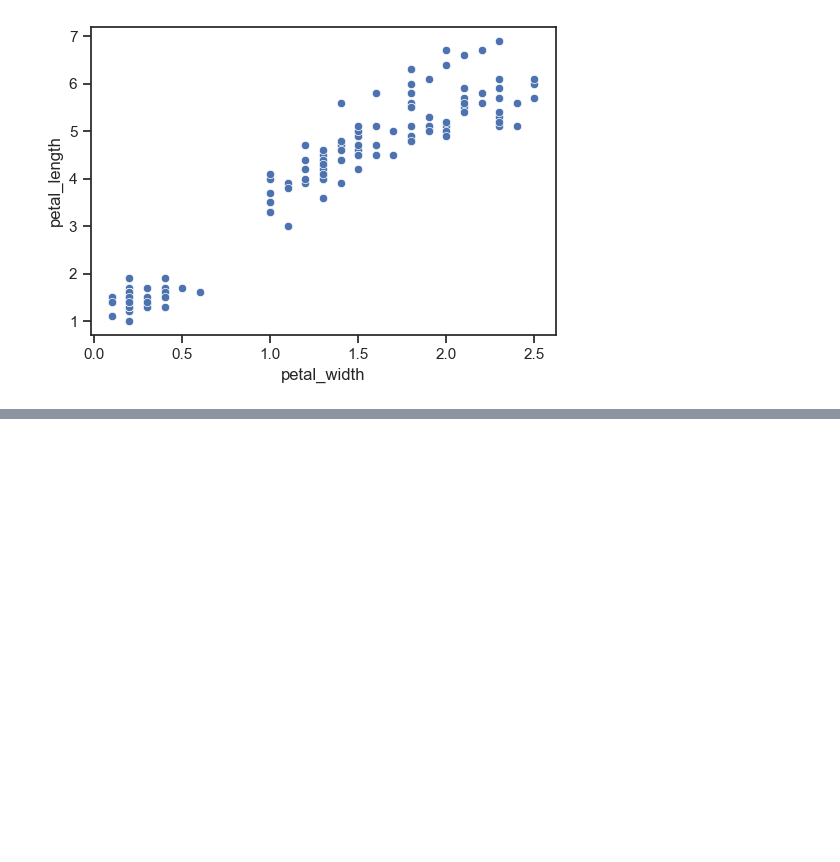
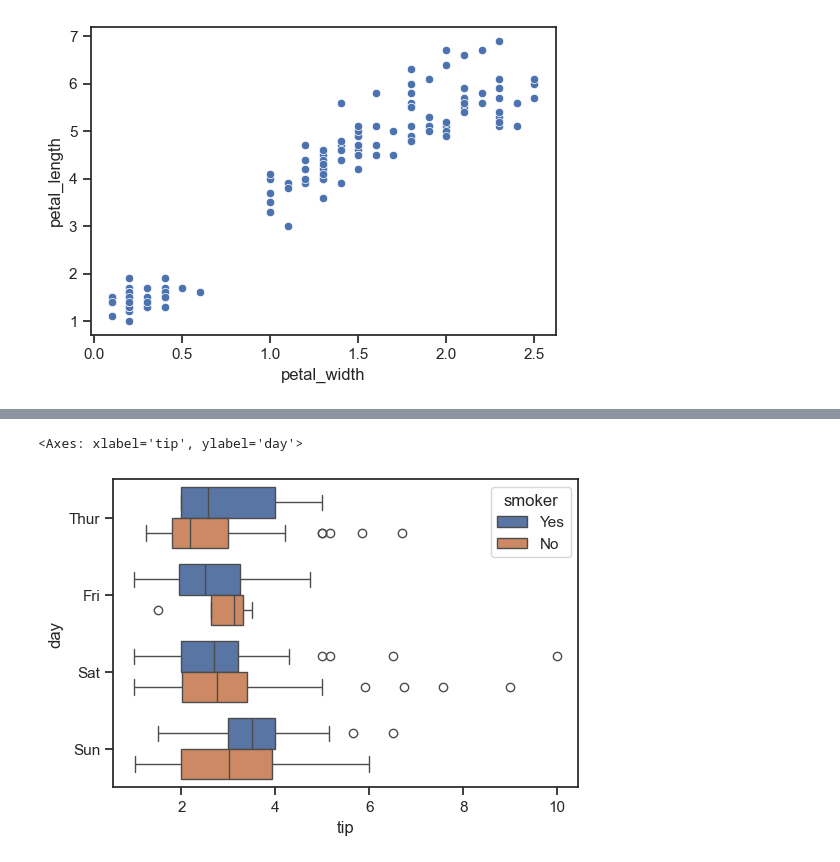
Before and after one commit to IndoKris/Data-Science, a Jupyter notebook: Seaborn/Basic Plot Types.ipynb, the cells around one changed output, grey strips where cells are left out. Cells and saved outputs as stored; diff of their text form; code cells hidden in the pictures; blank space fills up the shorter version.

```diff
--- a/Seaborn/Basic Plot Types.ipynb
+++ b/Seaborn/Basic Plot Types.ipynb
@@ -118 +118,9 @@ sns.barplot(x='sepal_width',y='sepal_length', data=flower)
 [figure]
+# %%
+df = sns.load_dataset('tips')
+# %%
+# 4.Boxplots
+sns.boxplot(x='tip',y='day',hue='smoker' data=df)
+# %% [output]
+<Axes: xlabel='tip', ylabel='day'>
+[figure, added]
```
Also changed, not shown: parts of 3 cells of this notebook.
